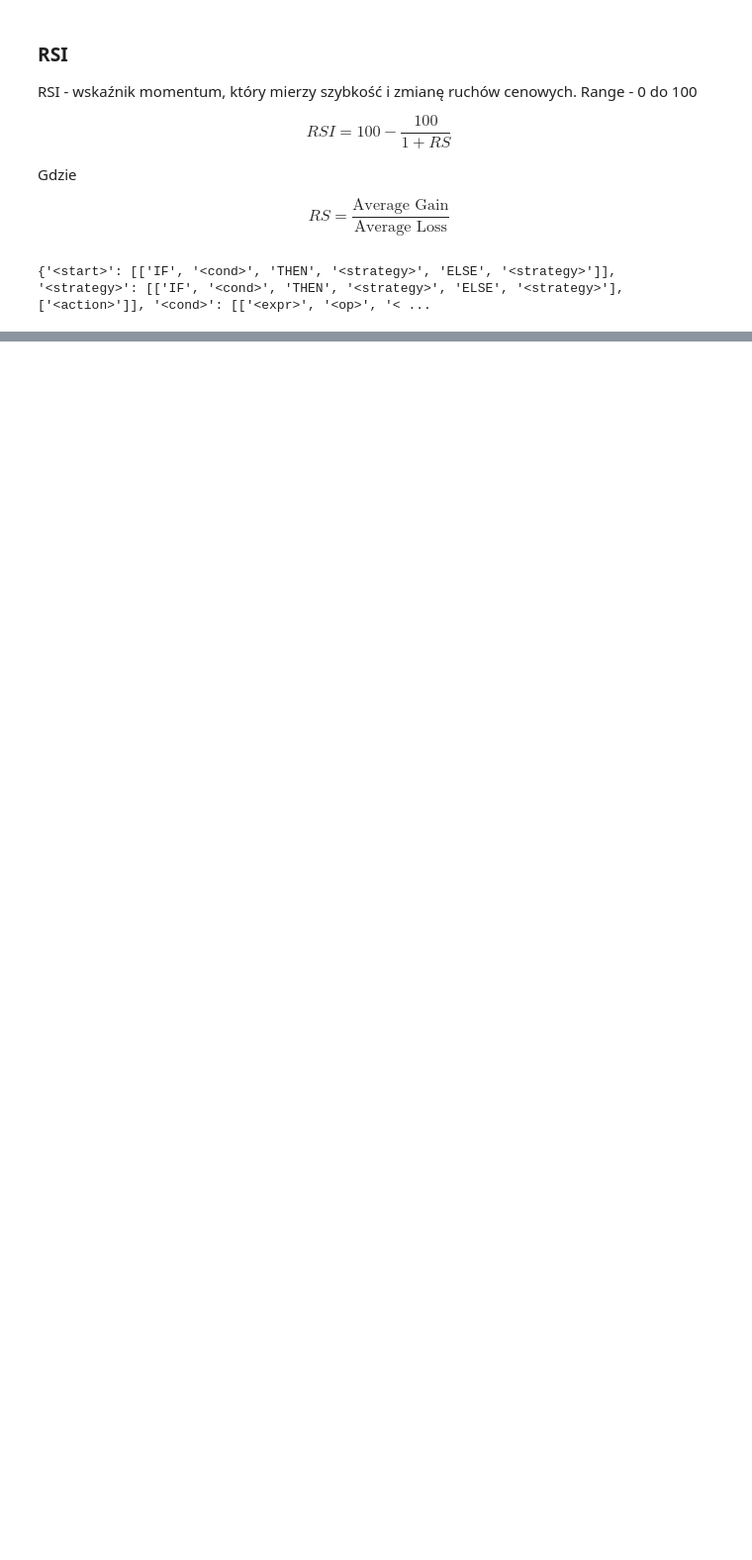
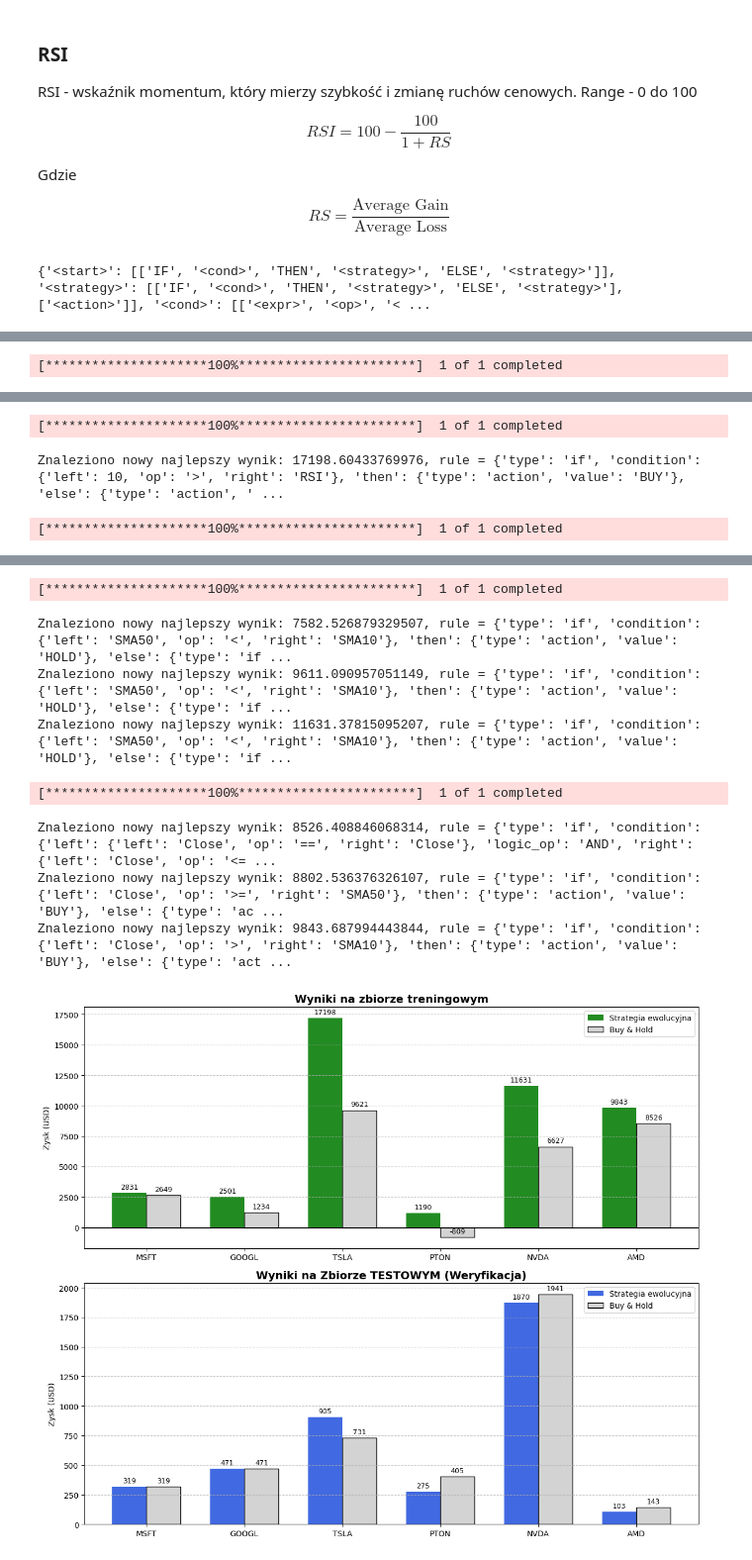
Before and after one commit to Volqano/Grammatical-Evolution-Trading, a Jupyter notebook: src/main.ipynb, the cells around one changed output, grey strips where cells are left out. Shown at 99% size. Cells and saved outputs as stored; diff of their text form; code cells hidden in the pictures; blank space fills up the shorter version.

```diff
--- a/src/main.ipynb
+++ b/src/main.ipynb
@@ -251,0 +308,3 @@ Znaleziono nowy najlepszy wynik: 2988.4092339435947, rule = {'type': 'if', 'cond
+# %%
+plot_portfolio_comparison(compare_profits(['MSFT', 'GOOGL', 'TSLA', 'PTON', 'NVDA', 'AMD'], selection=tournament_selection))
+# %% [output]
@@ -251,0 +316 @@ Znaleziono nowy najlepszy wynik: 2988.4092339435947, rule = {'type': 'if', 'cond
+[*********************100%***********************]  1 of 1 completed
@@ -251,0 +321,3 @@ Znaleziono nowy najlepszy wynik: 2988.4092339435947, rule = {'type': 'if', 'cond
+[*********************100%***********************]  1 of 1 completed
+Znaleziono nowy najlepszy wynik: 17198.60433769976, rule = {'type': 'if', 'condition': {'left': 10, 'op': '>', 'right': 'RSI'}, 'then': {'type': 'action', 'value': 'BUY'}, 'else': {'type': 'action', ' ...
+[*********************100%***********************]  1 of 1 completed
@@ -251,0 +330,9 @@ Znaleziono nowy najlepszy wynik: 2988.4092339435947, rule = {'type': 'if', 'cond
+[*********************100%***********************]  1 of 1 completed
+Znaleziono nowy najlepszy wynik: 7582.526879329507, rule = {'type': 'if', 'condition': {'left': 'SMA50', 'op': '<', 'right': 'SMA10'}, 'then': {'type': 'action', 'value': 'HOLD'}, 'else': {'type': 'if ...
+Znaleziono nowy najlepszy wynik: 9611.090957051149, rule = {'type': 'if', 'condition': {'left': 'SMA50', 'op': '<', 'right': 'SMA10'}, 'then': {'type': 'action', 'value': 'HOLD'}, 'else': {'type': 'if ...
+Znaleziono nowy najlepszy wynik: 11631.37815095207, rule = {'type': 'if', 'condition': {'left': 'SMA50', 'op': '<', 'right': 'SMA10'}, 'then': {'type': 'action', 'value': 'HOLD'}, 'else': {'type': 'if ...
+[*********************100%***********************]  1 of 1 completed
+Znaleziono nowy najlepszy wynik: 8526.408846068314, rule = {'type': 'if', 'condition': {'left': {'left': 'Close', 'op': '==', 'right': 'Close'}, 'logic_op': 'AND', 'right': {'left': 'Close', 'op': '<= ...
+Znaleziono nowy najlepszy wynik: 8802.536376326107, rule = {'type': 'if', 'condition': {'left': 'Close', 'op': '>=', 'right': 'SMA50'}, 'then': {'type': 'action', 'value': 'BUY'}, 'else': {'type': 'ac ...
+Znaleziono nowy najlepszy wynik: 9843.687994443844, rule = {'type': 'if', 'condition': {'left': 'Close', 'op': '>', 'right': 'SMA10'}, 'then': {'type': 'action', 'value': 'BUY'}, 'else': {'type': 'act ...
+[figure, added]
```
Also changed, not shown: parts of 19 cells of this notebook, 4 other files.
